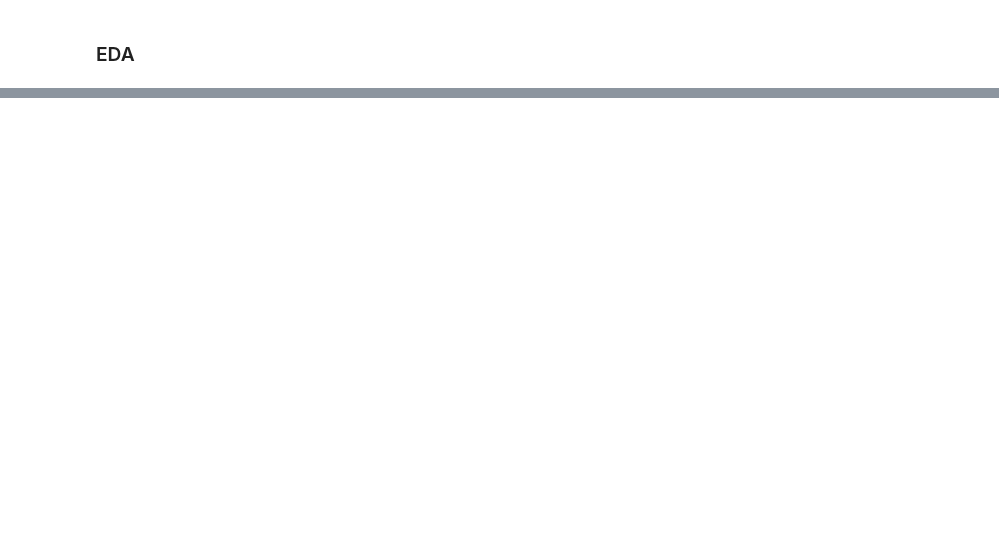
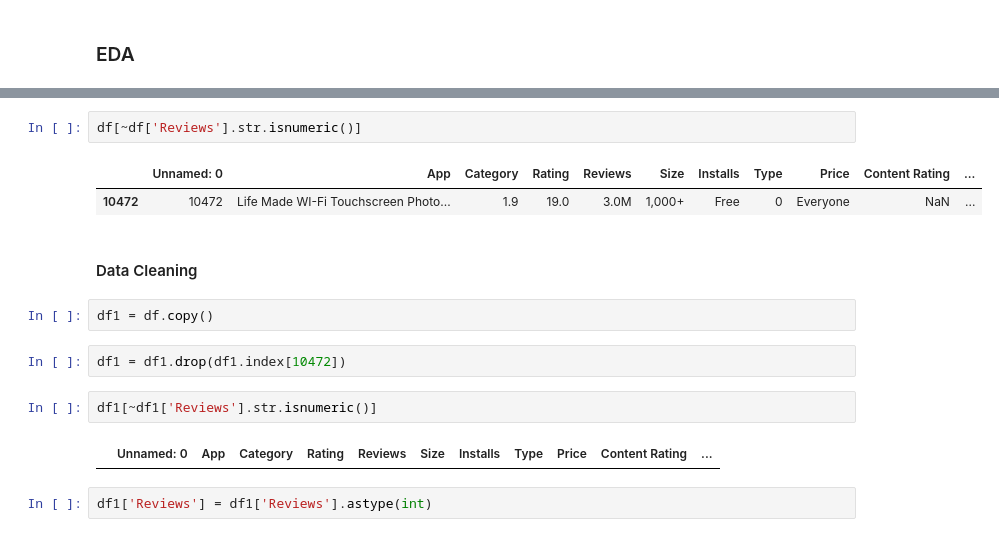
Before and after one commit to adityakashyap5047/ml_dl.py, a Jupyter notebook: ml-dl/2-EDA/2.3-Google Play Store EDA.ipynb, the cells around one changed output, grey strips where cells are left out. Cells and saved outputs as stored; diff of their text form; blank space fills up the shorter version.

```diff
--- a/ml-dl/2-EDA/2.3-Google Play Store EDA.ipynb
+++ b/ml-dl/2-EDA/2.3-Google Play Store EDA.ipynb
@@ -49,0 +126,17 @@ df.head()
+# %%
+df[~df['Reviews'].str.isnumeric()]
+# %% [output]
+|  | Unnamed: 0 | App | Category | Rating | Reviews | Size | Installs | Type | Price | Content Rating | ... |
+| 10472 | 10472 | Life Made WI-Fi Touchscreen Photo... | 1.9 | 19.0 | 3.0M | 1,000+ | Free | 0 | Everyone | NaN | ... |
+# %% [markdown]
+#### Data Cleaning
+# %%
+df1 = df.copy()
+# %%
+df1 = df1.drop(df1.index[10472])
+# %%
+df1[~df1['Reviews'].str.isnumeric()]
+# %% [output]
+|  | Unnamed: 0 | App | Category | Rating | Reviews | Size | Installs | Type | Price | Content Rating | ... |
+# %%
+df1['Reviews'] = df1['Reviews'].astype(int)
```
Also changed, not shown: parts of 9 cells of this notebook.
